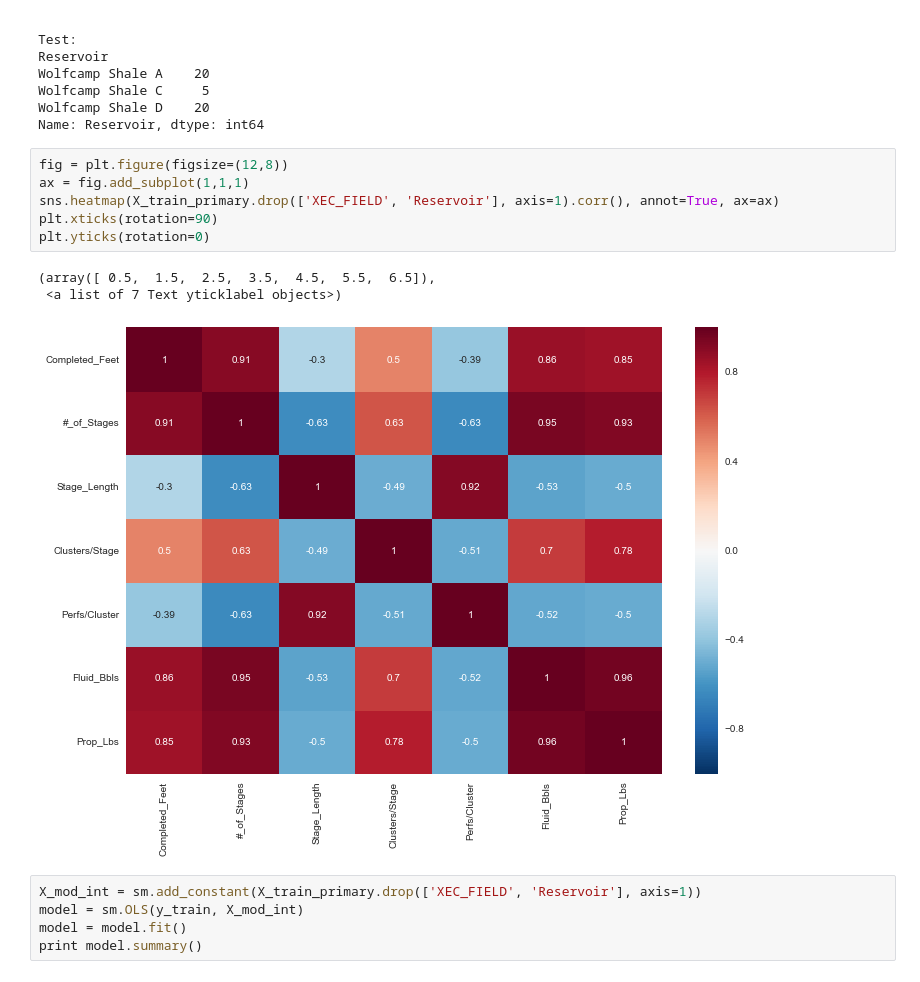
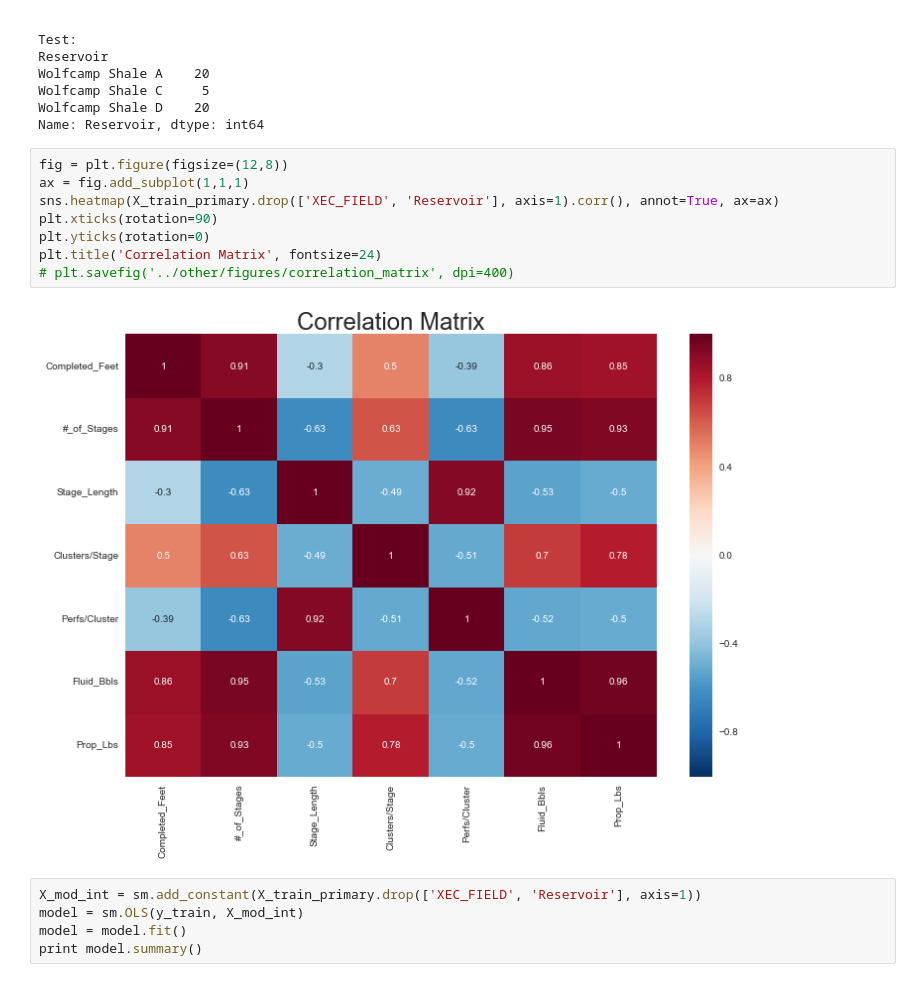
Before and after one commit to jpgrana/bayesian-approach-predicting-well-production, a Jupyter notebook: features.ipynb, the cells around one changed output. Saved outputs shown, nothing was run; the diff lists cells and outputs as text.

Commit message:
presentation plots

```diff
--- a/features.ipynb
+++ b/features.ipynb
@@ -87,13 +87,13 @@ Name: Reservoir, dtype: int64
 # %%
 fig = plt.figure(figsize=(12,8))
 ax = fig.add_subplot(1,1,1)
 sns.heatmap(X_train_primary.drop(['XEC_FIELD', 'Reservoir'], axis=1).corr(), annot=True, ax=ax)
 plt.xticks(rotation=90)
 plt.yticks(rotation=0)
+plt.title('Correlation Matrix', fontsize=24)
+# plt.savefig('../other/figures/correlation_matrix', dpi=400)
 # %% [output]
-(array([ 0.5,  1.5,  2.5,  3.5,  4.5,  5.5,  6.5]),
- <a list of 7 Text yticklabel objects>)
-[figure, old version]
+[figure, new version]
 # %%
 X_mod_int = sm.add_constant(X_train_primary.drop(['XEC_FIELD', 'Reservoir'], axis=1))
 model = sm.OLS(y_train, X_mod_int)
```
Also changed, not shown: parts of 1 cell of this notebook, 3 other files.
